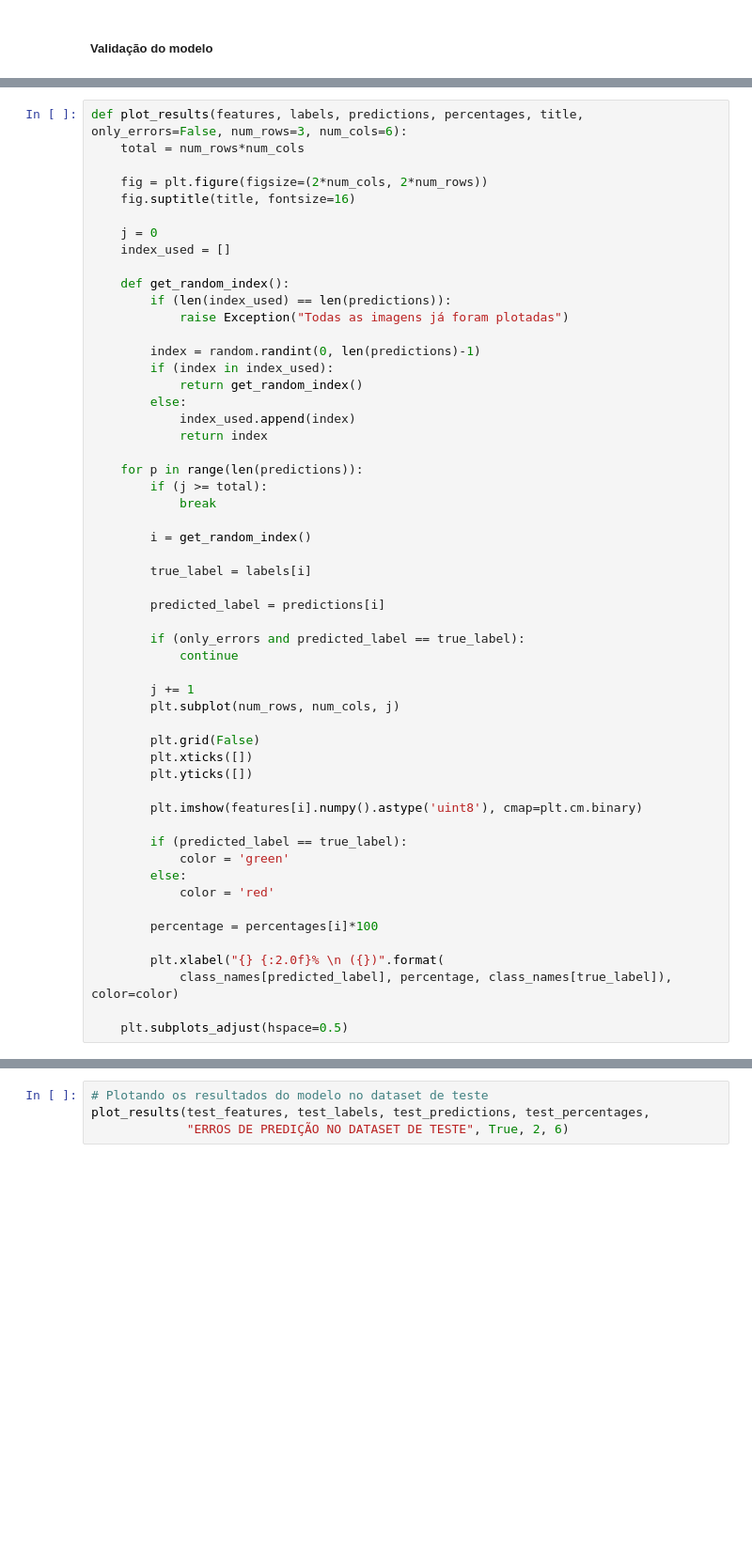
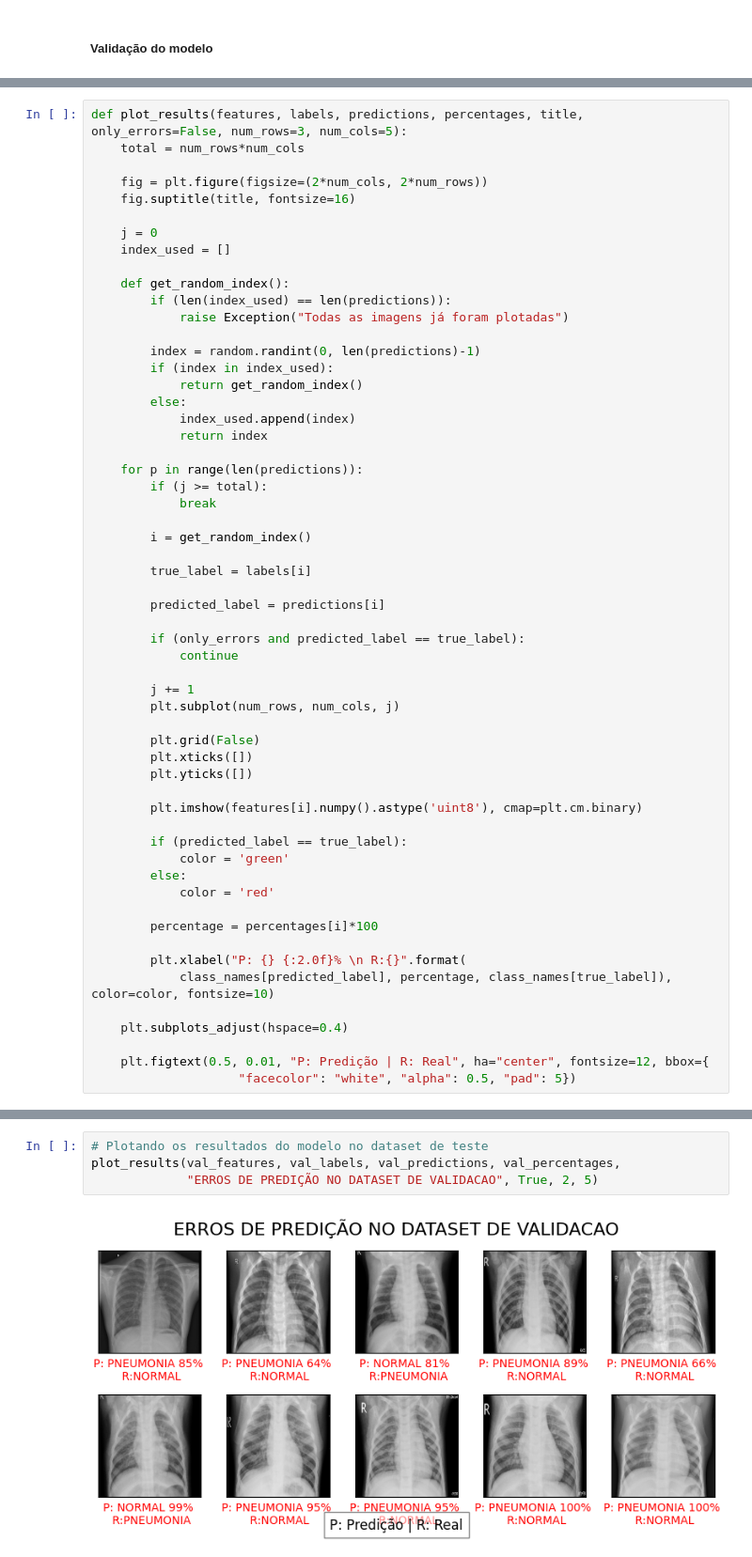
Before and after one commit to diegofemello/ImageClassificationWithPython, a Jupyter notebook: mobile_net_tcc.ipynb, the cells around one changed output, grey strips where cells are left out. Shown at 94% size. Drawn from its saved outputs; the diff is of its cells as text; blank space fills up the shorter version.

```diff
--- a/mobile_net_tcc.ipynb
+++ b/mobile_net_tcc.ipynb
@@ -349,5 +409,5 @@ test_features, test_labels, test_predictions, test_percentages = get_results(
 # %%
-def plot_results(features, labels, predictions, percentages, title, only_errors=False, num_rows=3, num_cols=6):
+def plot_results(features, labels, predictions, percentages, title, only_errors=False, num_rows=3, num_cols=5):
     total = num_rows*num_cols
 
     fig = plt.figure(figsize=(2*num_cols, 2*num_rows))
@@ -396,10 +456,13 @@ def plot_results(features, labels, predictions, percentages, title, only_errors=
 
         percentage = percentages[i]*100
 
-        plt.xlabel("{} {:2.0f}% \n ({})".format(
-            class_names[predicted_label], percentage, class_names[true_label]), color=color)
+        plt.xlabel("P: {} {:2.0f}% \n R:{}".format(
+            class_names[predicted_label], percentage, class_names[true_label]), color=color, fontsize=10)
 
-    plt.subplots_adjust(hspace=0.5)
+    plt.subplots_adjust(hspace=0.4)
+
+    plt.figtext(0.5, 0.01, "P: Predição | R: Real", ha="center", fontsize=12, bbox={
+                    "facecolor": "white", "alpha": 0.5, "pad": 5})
 # %%
 # Plotando os resultados do modelo no dataset de validacao
 plot_results(val_features, val_labels, val_predictions,
@@ -411,7 +478,9 @@ plot_results(test_features, test_labels, test_predictions,
 # %%
 # Plotando os resultados do modelo no dataset de teste
-plot_results(test_features, test_labels, test_predictions, test_percentages,
-             "ERROS DE PREDIÇÃO NO DATASET DE TESTE", True, 2, 6)
+plot_results(val_features, val_labels, val_predictions, val_percentages,
+             "ERROS DE PREDIÇÃO NO DATASET DE VALIDACAO", True, 2, 5)
+# %% [output]
+[figure, added]
 # %%
 # Matriz de confusão
 plt.figure(figsize=(10, 5))
```
Also changed, not shown: parts of 13 cells of this notebook.
